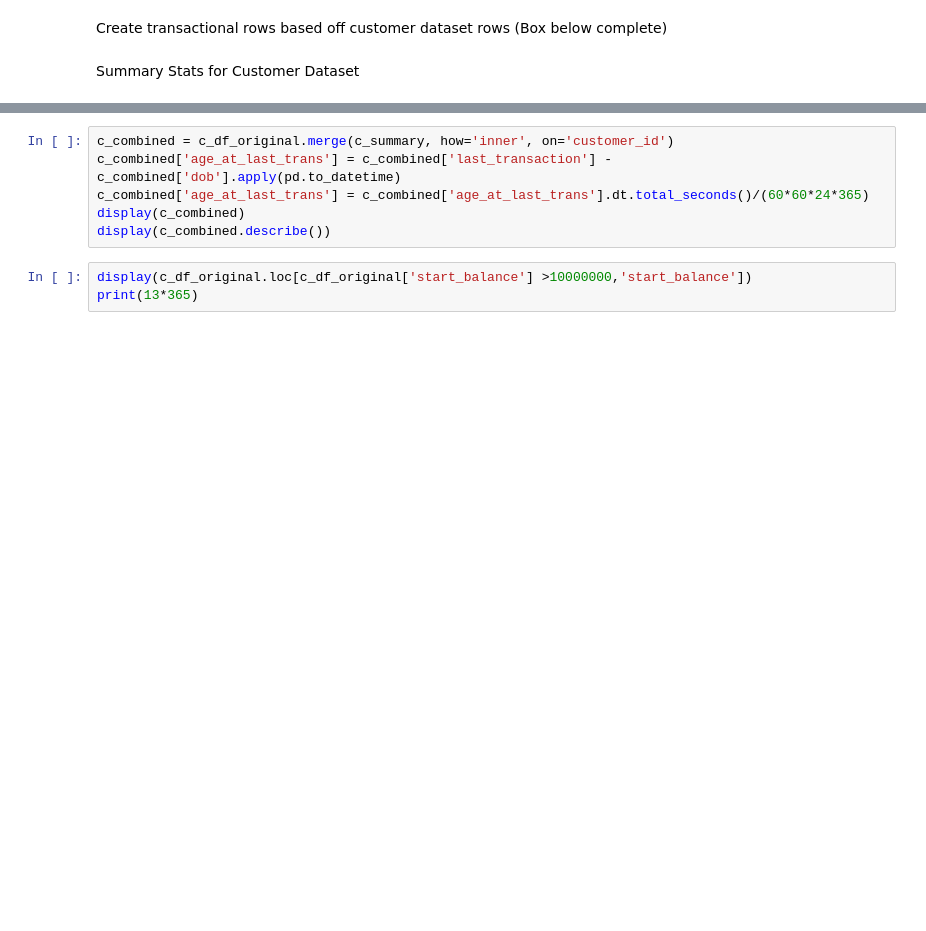
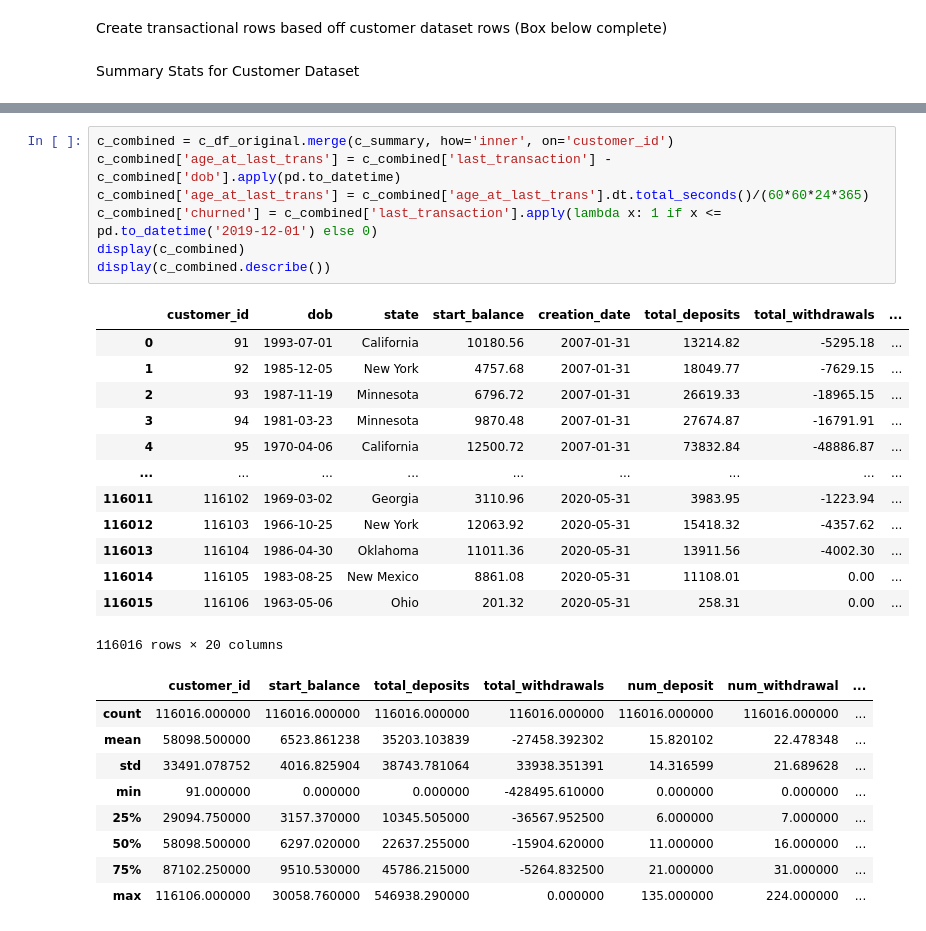
Before and after one commit to gegaddis/bank-churn, a Jupyter notebook: scratch.ipynb, the cells around one changed output, grey strips where cells are left out. Cells and saved outputs as stored; diff of their text form; blank space fills up the shorter version.

```diff
--- a/scratch.ipynb
+++ b/scratch.ipynb
@@ -192,9 +330,30 @@ display(c_summary)
 # %%
 c_combined = c_df_original.merge(c_summary, how='inner', on='customer_id')
 c_combined['age_at_last_trans'] = c_combined['last_transaction'] - c_combined['dob'].apply(pd.to_datetime)
 c_combined['age_at_last_trans'] = c_combined['age_at_last_trans'].dt.total_seconds()/(60*60*24*365)
+c_combined['churned'] = c_combined['last_transaction'].apply(lambda x: 1 if x <= pd.to_datetime('2019-12-01') else 0)
 display(c_combined)
 display(c_combined.describe())
+# %% [output]
+|  | customer_id | dob | state | start_balance | creation_date | total_deposits | total_withdrawals | ... |
+| 0 | 91 | 1993-07-01 | California | 10180.56 | 2007-01-31 | 13214.82 | -5295.18 | ... |
+| 1 | 92 | 1985-12-05 | New York | 4757.68 | 2007-01-31 | 18049.77 | -7629.15 | ... |
+| 2 | 93 | 1987-11-19 | Minnesota | 6796.72 | 2007-01-31 | 26619.33 | -18965.15 | ... |
+| 3 | 94 | 1981-03-23 | Minnesota | 9870.48 | 2007-01-31 | 27674.87 | -16791.91 | ... |
+| 4 | 95 | 1970-04-06 | California | 12500.72 | 2007-01-31 | 73832.84 | -48886.87 | ... |
+| ... | ... | ... | ... | ... | ... | ... | ... | ... |
+| 116011 | 116102 | 1969-03-02 | Georgia | 3110.96 | 2020-05-31 | 3983.95 | -1223.94 | ... |
+| 116012 | 116103 | 1966-10-25 | New York | 12063.92 | 2020-05-31 | 15418.32 | -4357.62 | ... |
+| 116013 | 116104 | 1986-04-30 | Oklahoma | 11011.36 | 2020-05-31 | 13911.56 | -4002.30 | ... |
+| 116014 | 116105 | 1983-08-25 | New Mexico | 8861.08 | 2020-05-31 | 11108.01 | 0.00 | ... |
+| 116015 | 116106 | 1963-05-06 | Ohio | 201.32 | 2020-05-31 | 258.31 | 0.00 | ... |
+116016 rows × 20 columns
+|  | customer_id | start_balance | total_deposits | total_withdrawals | num_deposit | num_withdrawal | ... |
+| count | 116016.000000 | 116016.000000 | 116016.000000 | 116016.000000 | 116016.000000 | 116016.000000 | ... |
+| mean | 58098.500000 | 6523.861238 | 35203.103839 | -27458.392302 | 15.820102 | 22.478348 | ... |
+| std | 33491.078752 | 4016.825904 | 38743.781064 | 33938.351391 | 14.316599 | 21.689628 | ... |
+| min | 91.000000 | 0.000000 | 0.000000 | -428495.610000 | 0.000000 | 0.000000 | ... |
+| 25% | 29094.750000 | 3157.370000 | 10345.505000 | -36567.952500 | 6.000000 | 7.000000 | ... |
+| 50% | 58098.500000 | 6297.020000 | 22637.255000 | -15904.620000 | 11.000000 | 16.000000 | ... |
+| 75% | 87102.250000 | 9510.530000 | 45786.215000 | -5264.832500 | 21.000000 | 31.000000 | ... |
+| max | 116106.000000 | 30058.760000 | 546938.290000 | 0.000000 | 135.000000 | 224.000000 | ... |
-# %%
-display(c_df_original.loc[c_df_original['start_balance'] >10000000,'start_balance'])
-print(13*365)
```
Also changed, not shown: parts of 15 cells of this notebook, 2 other files.
